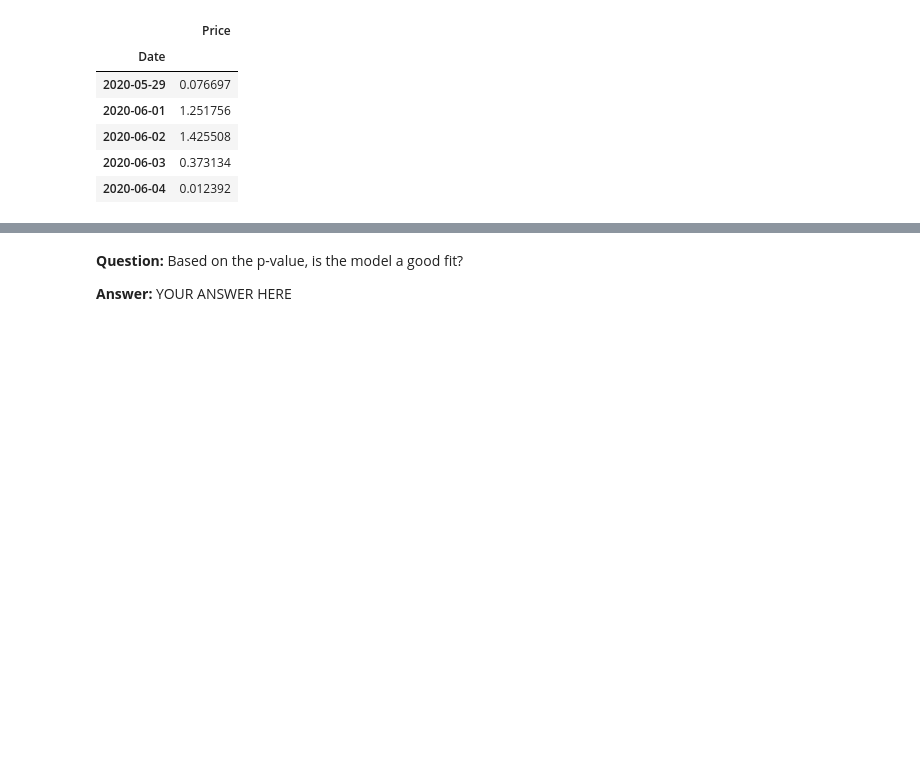
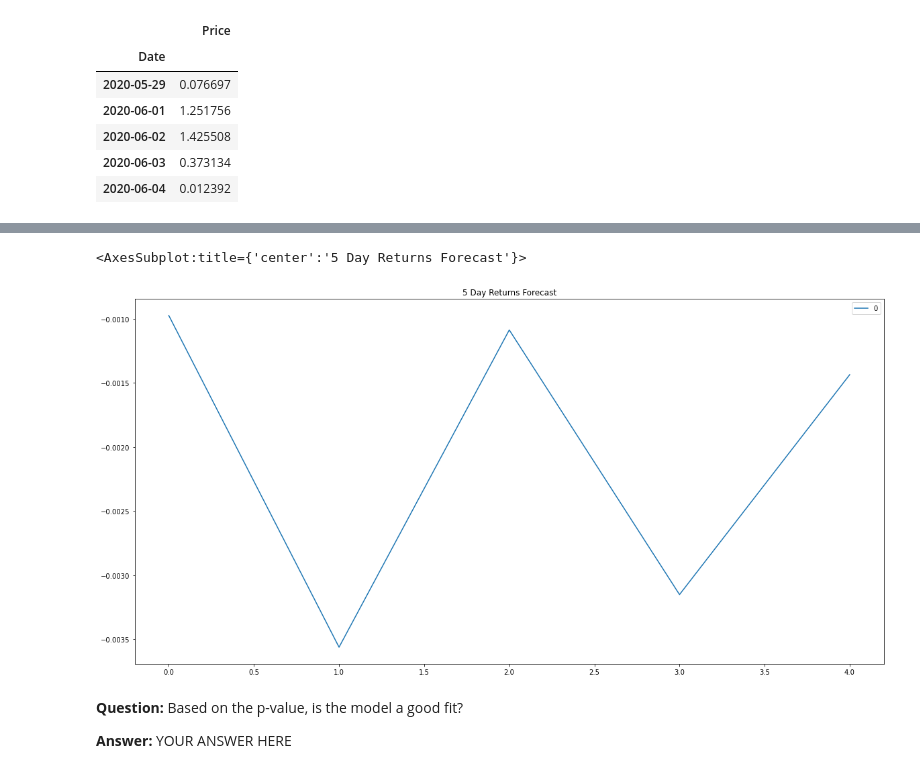
Before and after one commit to GuilleMGN/TimeSeriesForecasting, a Jupyter notebook: time_series_analysis.ipynb, the cells around one changed output, grey strips where cells are left out. Drawn from its saved outputs; the diff is of its cells as text; code cells hidden in the pictures; blank space fills up the shorter version.

```diff
--- a/time_series_analysis.ipynb
+++ b/time_series_analysis.ipynb
@@ -156,3 +151,9 @@ Roots
+# %%
+# Plot the 5 Day Returns Forecast
+pd.DataFrame(arma_results.forecast(steps = 5)[0]).plot(title="5 Day Returns Forecast", figsize = (20, 10))
+# %% [output]
+<AxesSubplot:title={'center':'5 Day Returns Forecast'}>
+[figure, added]
 # %% [markdown]
 **Question:** Based on the p-value, is the model a good fit?
 
```
Also changed, not shown: parts of 7 cells of this notebook.
